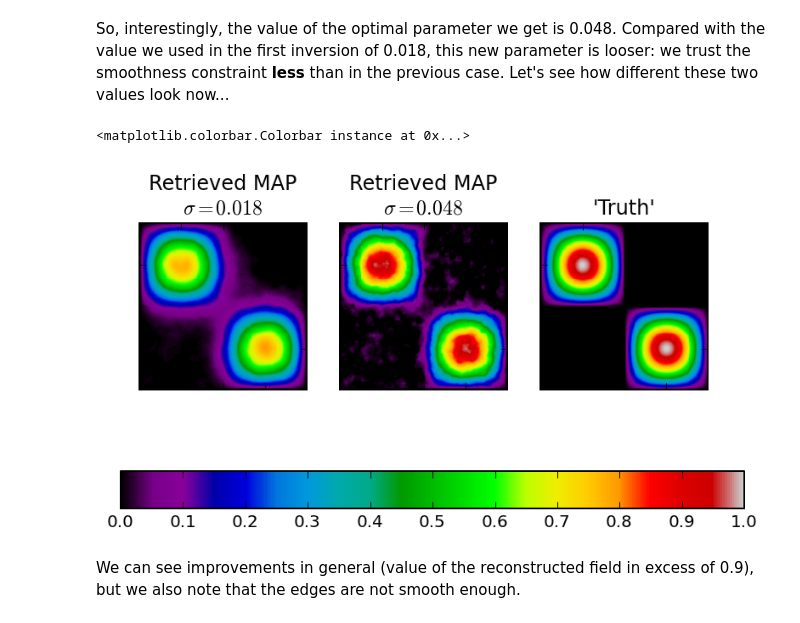
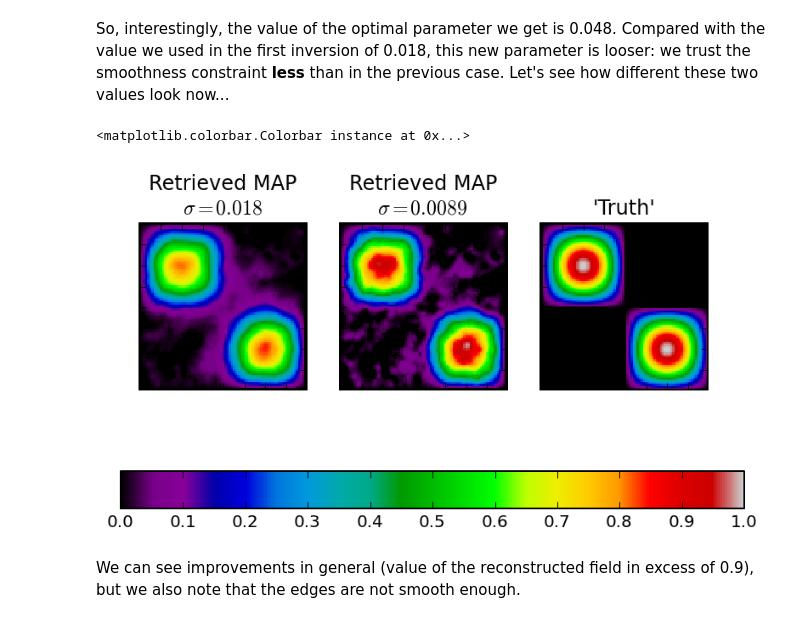
Before and after one commit to maxchernet/toy_eoldas, a Jupyter notebook: SpatialSmoothing.ipynb, the cells around one changed output. Cells and saved outputs as stored; diff of their text form; code cells hidden in the pictures.

```diff
--- a/SpatialSmoothing.ipynb
+++ b/SpatialSmoothing.ipynb
@@ -303,8 +303,8 @@ def the_funco (x0 = np.random.rand  ( ndvi_obs.flatten().shape[0])*0 ):
 # %% [markdown]
 An annoying fact of EO data spatial resolutions are often different, spanning from the few meters to the kilometer. In some senarios, moderate resolution data provides very frequent acquisitions, which allows the possibility of capturing the land surface when clouds are persistent. Higher resolution data, due to typicall smaller swaths, usually has fewer revisit opportunities and that can result in few actual observations. Additionally, some high resolution data might suffer from poor spectral or angular sampling. In any case, we want to combine both datasets in an optimal way to make full use of the information contained in both observations.
 # %%
-rows = 200
-cols = 200
+rows = 80
+cols = 80
 sigma_obs = 0.15
 rows, cols, ndvi_true_hires, ndvi_obs_hires, qa_flag_hires = create_data ( rows, cols, obs_off=0.6, noise=0.20, window_size=11 )
 
@@ -323,8 +323,8 @@ plt.imshow ( np.ma.array(ndvi_obs_hires,mask=qa_flag_hires==0), \
 plt.xticks(visible=False)
 plt.yticks(visible=False)
 plt.ylabel("$\sigma=0.25$\nObsOff=60%%")
-rows = 100
-cols = 100
+rows = 40
+cols = 40
 sigma_obs = 0.15
 rows, cols, ndvi_true_lores, ndvi_obs_lores, qa_flag_lores = create_data ( rows, cols, noise=0.15,obs_off=0.3)
 
@@ -526,7 +526,7 @@ Doing  0.1
 # %% [markdown]
 So, interestingly, the value of the optimal parameter we get is 0.048. Compared with the value we used in the first inversion of 0.018, this new parameter is looser: we trust the smoothness constraint **less** than in the previous case. Let's see how different these two values look now...
 # %%
-sigma_model = 0.018
+sigma_model = 0.048
 sigma_obs_hires = 0.2
 sigma_obs_lores = 0.15
 
@@ -540,36 +540,36 @@ plt.title("Retrieved MAP\n$\sigma=0.018$")
 plt.imshow ( r.reshape(ndvi_obs_hires.shape) ,vmin=0,vmax=1, interpolation='nearest',cmap=cmap )
 plt.xticks(visible=False)
 plt.yticks(visible=False)
 
 
-sigma_model = 0.048
+sigma_model = 0.089
 sigma_obs_hires = 0.2
 sigma_obs_lores = 0.15
 
 x0 = ndvi_true_hires.flatten()*0.
 retval = scipy.optimize.fmin_l_bfgs_b( the_fit, x0, \
                 args=( ndvi_obs_hires, ndvi_obs_lores, sigma_obs_hires, sigma_obs_lores, sigma_model, qa_flag_hires, qa_flag_lores), iprint=1, disp=1)
 
 r=retval[0]
 plt.subplot(1,3,2)
-plt.title("Retrieved MAP\n$\sigma=0.048$")
+plt.title("Retrieved MAP\n$\sigma=0.0089$")
 plt.imshow ( r.reshape(ndvi_obs_hires.shape) ,vmin=0,vmax=1, interpolation='nearest',cmap=cmap )
 plt.xticks(visible=False)
 plt.yticks(visible=False)
 
 
 
 plt.subplot(1,3,3)
 plt.title("'Truth'")
 plt.imshow ( ndvi_true_hires, interpolation='nearest', vmin=0, vmax=1, cmap=cmap)
 plt.xticks(visible=False)
 plt.yticks(visible=False)
 
 cax = plt.axes([0.1, 0.1, 0.85, 0.075])
 plt.colorbar(cax=cax,orientation='horizontal')
 # %% [output]
 <matplotlib.colorbar.Colorbar instance at 0x...>
-[figure, old version]
+[figure, new version]
 # %% [markdown]
 We can see improvements in general (value of the reconstructed field in excess of 0.9), but we also note that the edges are not smooth enough.
 # %% [markdown]
```
Also changed, not shown: parts of 19 cells of this notebook, 1 other file.
